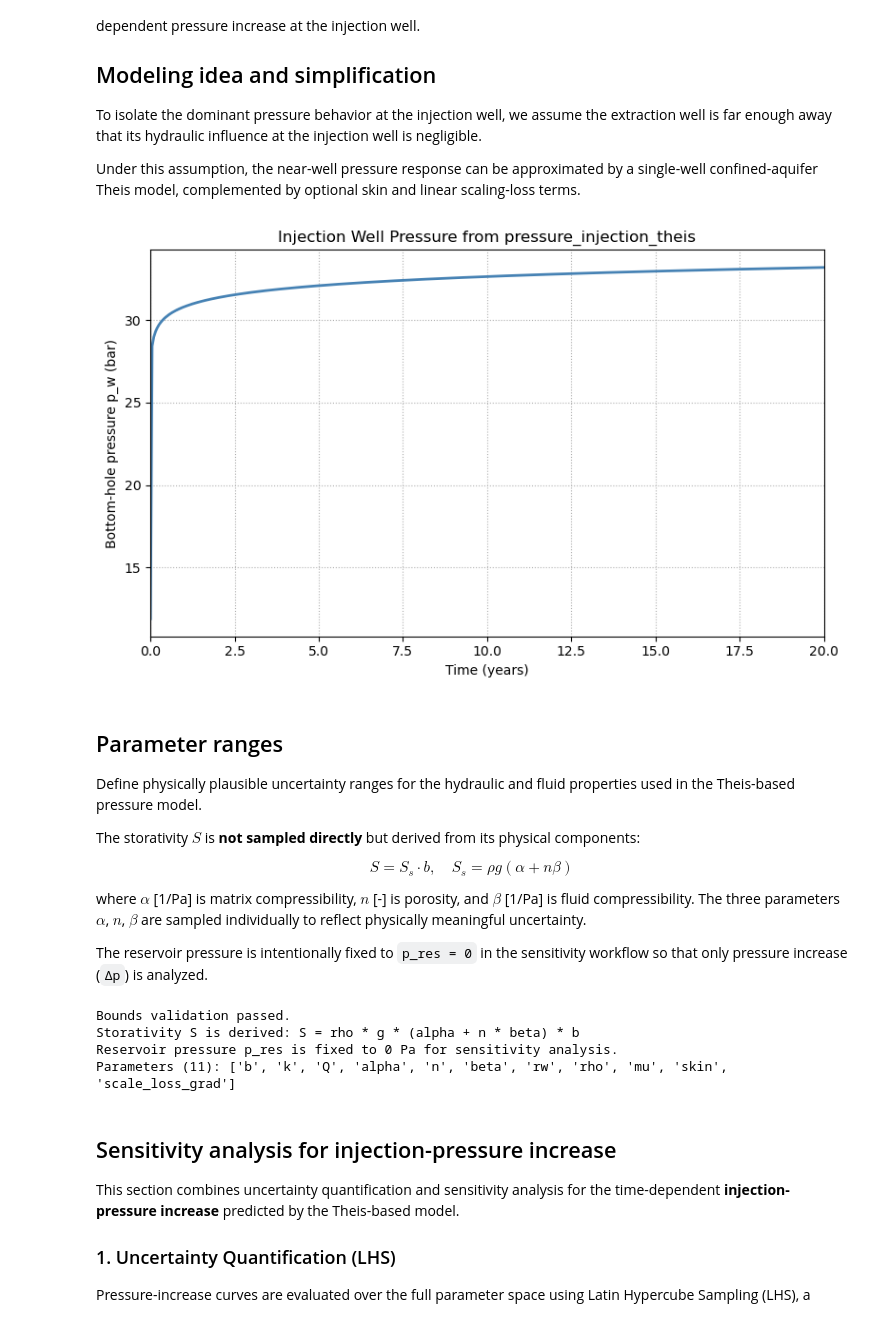
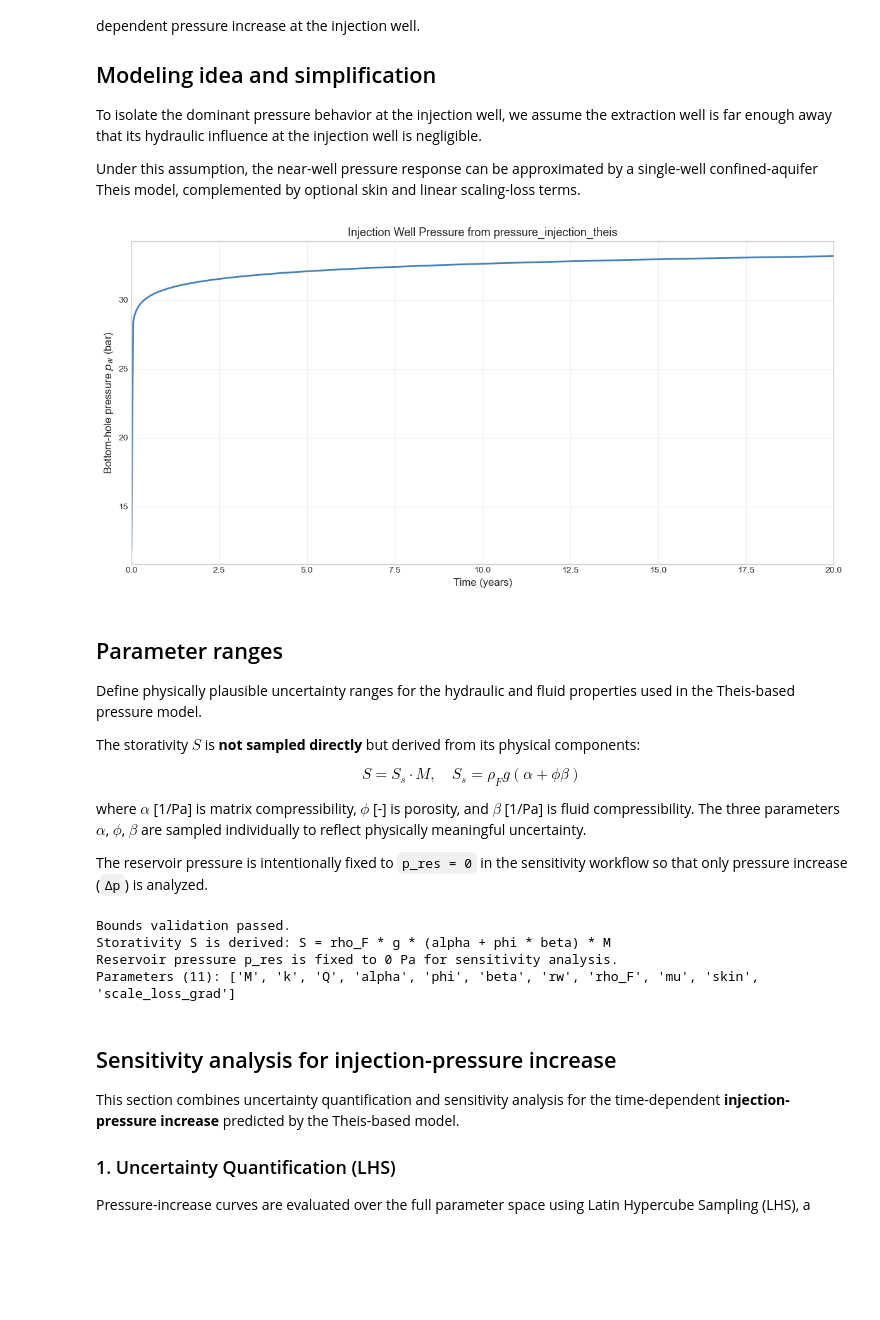
Before and after one commit to jtecklenburg/geothermal-doublet, a Jupyter notebook: sensitivity2.ipynb, the cells around one changed output. Drawn from its saved outputs; the diff is of its cells as text; code cells hidden in the pictures; blank space fills up the shorter version.

Commit message:
Improved plots

```diff
--- a/sensitivity2.ipynb
+++ b/sensitivity2.ipynb
@@ -12,43 +12,50 @@ Under this assumption, the near-well pressure response can be approximated by a
 # Cell 1: Plot pressure_injection_theis(t)
 import numpy as np
 import matplotlib.pyplot as plt
 from theis import pressure_injection_theis, transmissivity
 
+# Style consistent with sensitivity.ipynb
+plt.style.use('seaborn-v0_8-whitegrid')
+
+# Figure size constants (consistent with sensitivity.ipynb)
+FIGSIZE_SINGLE = (12, 6)
+FIGSIZE_SUBPLOTS = (14, 6)
+
 # Example parameter set
-b = 30.0           # m
+M = 30.0           # m
 k = 1e-12          # m^2
 Q = -0.03          # m^3/s (injection < 0)
 S = 1e-4           # -
 rw = 0.1           # m
-rho = 1000.0       # kg/m^3
+rho_F = 1000.0     # kg/m^3
 mu = 1e-3          # Pa*s
 g = 9.81           # m/s^2
 p_res = 1.0e6      # Pa
 skin = 2.0         # -
 scale_loss_grad = 1e6  # Pa/(m^3/s)
 
-T = transmissivity(b, k, rho, g, mu)
+T = transmissivity(M, k, rho_F, g, mu)
 
 # Time axis: approximately 0 to 20 years
 t_years = np.linspace(0.0, 20.0, 400)
 t_seconds = t_years * 365.0 * 24.0 * 3600.0
 p_w = pressure_injection_theis(
-    t_seconds, Q, T, S, rw, rho, g, p_res,
+    t_seconds, Q, T, S, rw, rho_F, g, p_res,
     skin=skin,
     scale_loss_grad=scale_loss_grad,
  )
 
-plt.figure(figsize=(8, 5))
+plt.figure(figsize=FIGSIZE_SINGLE)
 plt.plot(t_years, p_w / 1e5, color='steelblue', linewidth=2)
-plt.xlabel('Time (years)')
-plt.ylabel('Bottom-hole pressure p_w (bar)')
-plt.title('Injection Well Pressure from pressure_injection_theis')
-plt.grid(True, linestyle=':')
+plt.xlabel('Time (years)', fontsize=12)
+plt.ylabel('Bottom-hole pressure $p_w$ (bar)', fontsize=12)
+plt.title('Injection Well Pressure from pressure_injection_theis', fontsize=13)
+plt.grid(True, alpha=0.3)
 plt.xlim(0, 20)
 plt.tight_layout()
 plt.show()
 # %% [output]
-[figure, old version]
+[figure, new version]
 # %% [markdown]
 ## Parameter ranges
 
@@ -56,45 +63,58 @@ Define physically plausible uncertainty ranges for the hydraulic and fluid prope
 
 The storativity $S$ is **not sampled directly** but derived from its physical components:
 
-$$S = S_s \cdot b, \quad S_s = \rho g (\alpha + n \beta)$$
+$$S = S_s \cdot M, \quad S_s = \rho_F g (\alpha + \phi \beta)$$
 
-where $\alpha$ [1/Pa] is matrix compressibility, $n$ [-] is porosity, and $\beta$ [1/Pa] is fluid compressibility. The three parameters $\alpha$, $n$, $\beta$ are sampled individually to reflect physically meaningful uncertainty.
+where $\alpha$ [1/Pa] is matrix compressibility, $\phi$ [-] is porosity, and $\beta$ [1/Pa] is fluid compressibility. The three parameters $\alpha$, $\phi$, $\beta$ are sampled individually to reflect physically meaningful uncertainty.
 
 The reservoir pressure is intentionally fixed to `p_res = 0` in the sensitivity workflow so that only pressure increase (`Δp`) is analyzed.
 # %%
 # Parameter bounds for the geothermal doublet system
-# Order: b, k, Q, alpha, n, beta, rw, rho, mu, skin, scale_loss_grad
+# Order: M, k, Q, alpha, phi, beta, rw, rho_F, mu, skin, scale_loss_grad
 # Units: [m], [m^2], [m^3/s], [1/Pa], [-], [1/Pa], [m], [kg/m^3], [Pa*s], [-], [Pa/(m^3/s)]
-# Storativity S is derived: S = rho * g * (alpha + n * beta) * b
+# Storativity S is derived: S = rho_F * g * (alpha + phi * beta) * M
 bounds = np.array([
-    [25, 35],            # b:              aquifer thickness [m]
+    [25, 35],            # M:              aquifer thickness [m]
     [1e-12, 3e-12],      # k:              intrinsic permeability [m^2]
     [-0.035, -0.025],    # Q:              well rate (negative for injection) [m^3/s]
     [1e-10, 1e-8],       # alpha:          matrix compressibility [1/Pa]
-    [0.05, 0.30],        # n:              porosity [-]
+    [0.05, 0.30],        # phi:            porosity [-]
     [4.0e-10, 5.0e-10],  # beta:           fluid compressibility [1/Pa]
     [0.2, 0.25],         # rw:             well radius [m]
-    [980.0, 1200.0],     # rho:            fluid density [kg/m^3]
+    [980.0, 1200.0],     # rho_F:          fluid density [kg/m^3]
     [3e-4, 2e-3],        # mu:             dynamic viscosity [Pa*s]
     [0.0, 20.0],         # skin:           dimensionless skin factor [-]
     [0.0, 5e7],          # scale_loss_grad: linear scaling-loss coefficient [Pa/(m^3/s)]
 ], dtype=float)
 
-param_names = ['b', 'k', 'Q', 'alpha', 'n', 'beta', 'rw', 'rho', 'mu', 'skin', 'scale_loss_grad']
+param_names = ['M', 'k', 'Q', 'alpha', 'phi', 'beta', 'rw', 'rho_F', 'mu', 'skin', 'scale_loss_grad']
+param_labels = [
+    r'$M$',
+    r'$k$',
+    r'$Q$',
+    r'$\alpha$',
+    r'$\varphi$',
+    r'$\beta$',
+    r'$r_w$',
+    r'$\rho_F$',
+    r'$\mu$',
+    r'$S$',
+    r'$C$',
+]
 
 assert bounds.shape == (11, 2), f'Expected bounds shape (11, 2), got {bounds.shape}'
 assert np.all(bounds[:, 0] < bounds[:, 1]), 'Lower bounds must be strictly less than upper bounds'
 assert np.all(np.isfinite(bounds)), 'Bounds contain NaN or inf values'
 
 print('Bounds validation passed.')
-print('Storativity S is derived: S = rho * g * (alpha + n * beta) * b')
+print('Storativity S is derived: S = rho_F * g * (alpha + phi * beta) * M')
 print('Reservoir pressure p_res is fixed to 0 Pa for sensitivity analysis.')
 print(f'Parameters ({len(param_names)}): {param_names}')
 # %% [output]
 Bounds validation passed.
-Storativity S is derived: S = rho * g * (alpha + n * beta) * b
+Storativity S is derived: S = rho_F * g * (alpha + phi * beta) * M
 Reservoir pressure p_res is fixed to 0 Pa for sensitivity analysis.
-Parameters (11): ['b', 'k', 'Q', 'alpha', 'n', 'beta', 'rw', 'rho', 'mu', 'skin', 'scale_loss_grad']
+Parameters (11): ['M', 'k', 'Q', 'alpha', 'phi', 'beta', 'rw', 'rho_F', 'mu', 'skin', 'scale_loss_grad']
 # %% [markdown]
 ## Sensitivity analysis for injection-pressure increase
 
```
Also changed, not shown: parts of 2 cells of this notebook, 7 other files.
